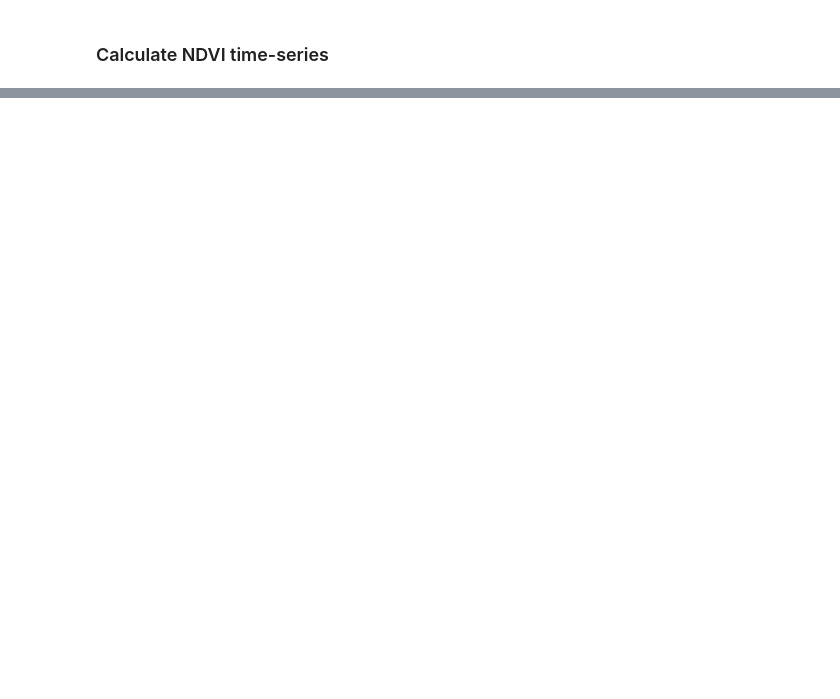
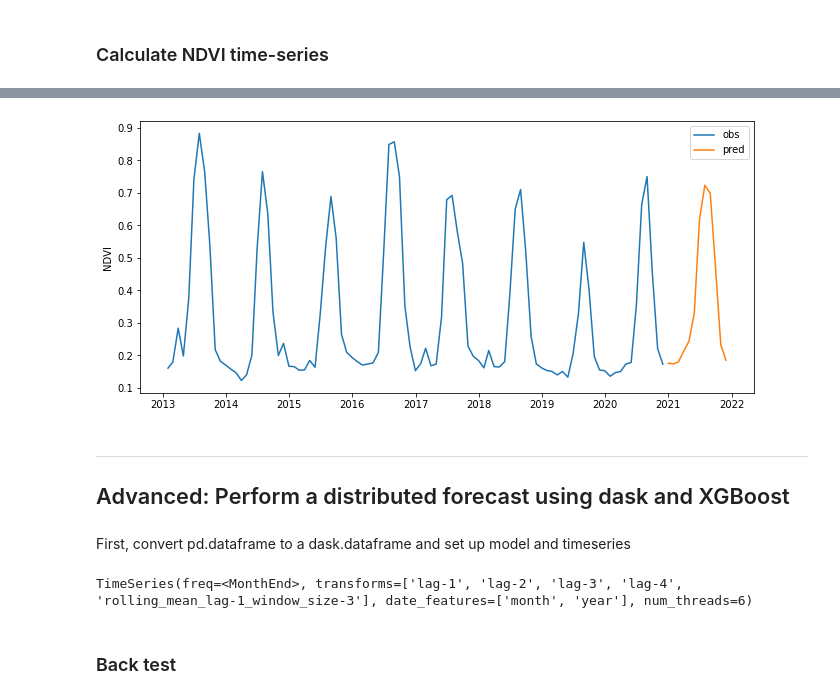
Before and after one commit to cbur24/vegetation_forecasts, a Jupyter notebook: ml-forecast_1D.ipynb, the cells around one changed output, grey strips where cells are left out. Saved outputs shown, nothing was run; the diff lists cells and outputs as text; code cells hidden in the pictures; blank space fills up the shorter version.

```diff
--- a/ml-forecast_1D.ipynb
+++ b/ml-forecast_1D.ipynb
@@ -186,0 +129,14 @@ ndvi.head()
+# %%
+model = RandomForestRegressor()
+# %%
+ts = TimeSeries(
+    freq='M',
+    lags=[1,2,3,4],
+    lag_transforms={
+        1: [expanding_mean],
+        1: [(rolling_mean, 3)]
+    },
+    date_features=['month', 'year'],
+    num_threads=6,
+)
+ts
@@ -186,0 +168,4 @@ ndvi.head()
+# %%
+fcst = mlf.forecast.Forecast(model, ts)
+fcst.fit(ndvi)
+fcst.ts.features_order_
@@ -186,0 +176,3 @@ ndvi.head()
+# %%
+pred=fcst.predict(12)
+pred.head()
@@ -186,0 +187,14 @@ ndvi.head()
+# %%
+plt.figure(figsize=(11,5))
+plt.plot(ndvi['ds'], ndvi['y'], label='obs')
+plt.plot(pred['ds'],pred['y_pred'], label='pred')
+plt.ylabel('NDVI')
+plt.legend();
+# %% [output]
+[figure, added]
+# %% [markdown]
+---
+
+## Advanced: Perform a distributed forecast using dask and XGBoost
+# %% [markdown]
+First, convert pd.dataframe to a dask.dataframe and set up model and timeseries
@@ -186,0 +208,16 @@ ndvi.head()
+# %%
+ts = TimeSeries(
+    freq='M',
+    lags=[1,2,3,4],
+    lag_transforms={
+        1: [expanding_mean],
+        1: [(rolling_mean, 3)]
+    },
+    date_features=['month', 'year'],
+    num_threads=6,
+)
+ts
+# %% [output]
+TimeSeries(freq=<MonthEnd>, transforms=['lag-1', 'lag-2', 'lag-3', 'lag-4', 'rolling_mean_lag-1_window_size-3'], date_features=['month', 'year'], num_threads=6)
+# %% [markdown]
+### Back test
```
Also changed, not shown: parts of 45 cells of this notebook.
